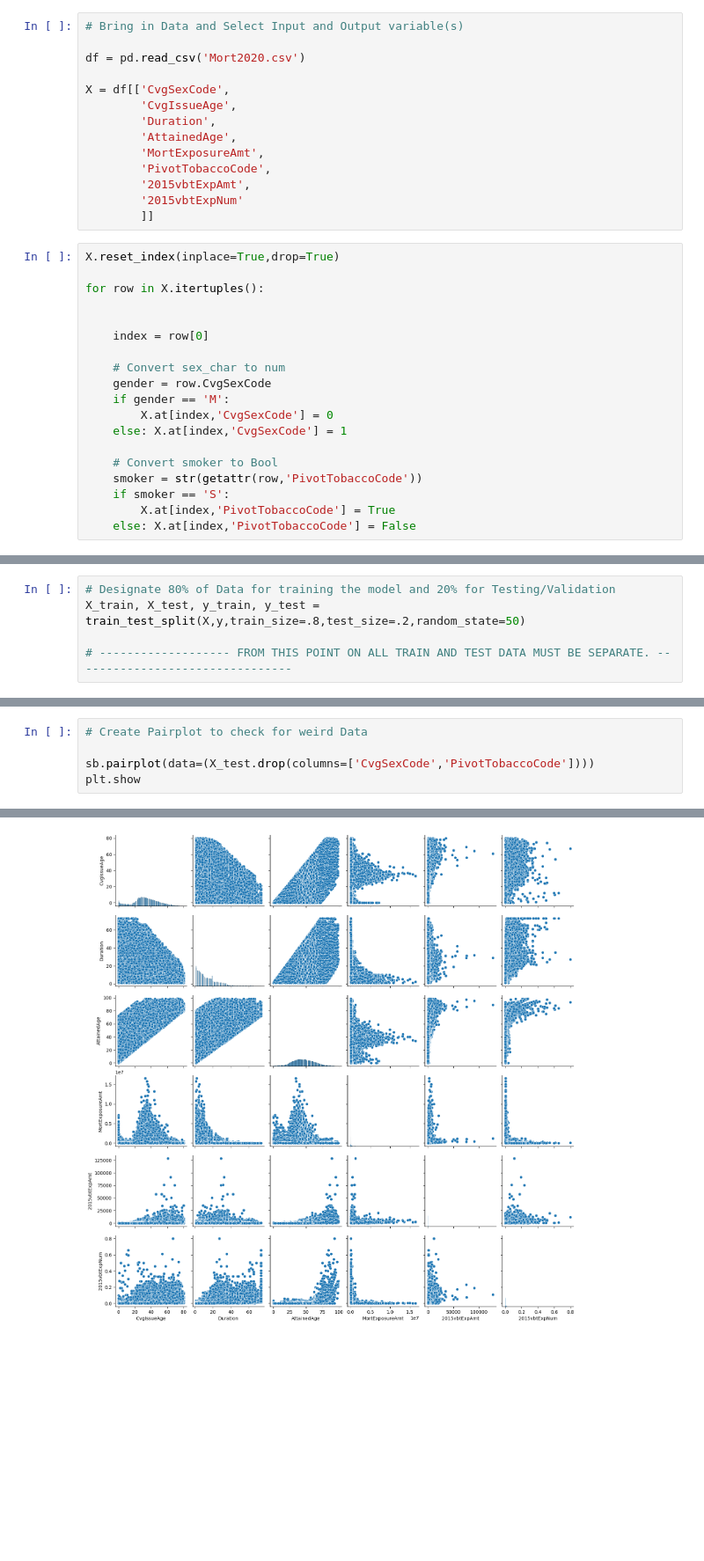
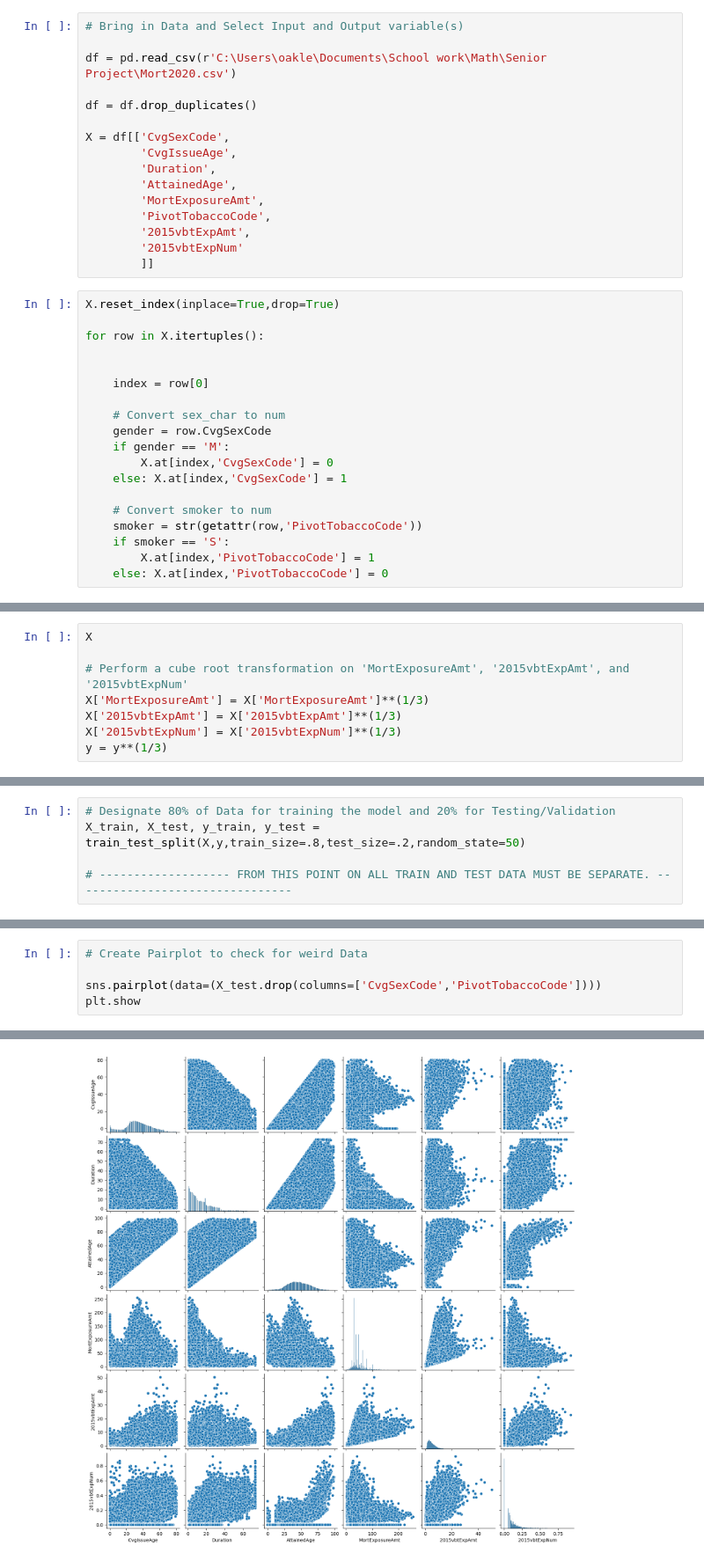
Before and after one commit to Neural-Nerd-OG/Mortality, a Jupyter notebook: mlm_for_mort.ipynb, the cells around one changed output, grey strips where cells are left out. Shown at 88% size. Drawn from its saved outputs; the diff is of its cells as text; blank space fills up the shorter version.

```diff
--- a/mlm_for_mort.ipynb
+++ b/mlm_for_mort.ipynb
@@ -23,7 +24,9 @@ from sklearn.model_selection import train_test_split
 # %%
 # Bring in Data and Select Input and Output variable(s)
 
-df = pd.read_csv('Mort2020.csv')
+df = pd.read_csv(r'C:\Users\oakle\Documents\School work\Math\Senior Project\Mort2020.csv')
+
+df = df.drop_duplicates()
 
 X = df[['CvgSexCode',
         'CvgIssueAge',
@@ -48,11 +51,11 @@ for row in X.itertuples():
         X.at[index,'CvgSexCode'] = 0
     else: X.at[index,'CvgSexCode'] = 1
 
-    # Convert smoker to Bool
+    # Convert smoker to num
     smoker = str(getattr(row,'PivotTobaccoCode'))
     if smoker == 'S':
-        X.at[index,'PivotTobaccoCode'] = True
-    else: X.at[index,'PivotTobaccoCode'] = False
+        X.at[index,'PivotTobaccoCode'] = 1
+    else: X.at[index,'PivotTobaccoCode'] = 0
 # %%
 
 y = df['MortDecAmt']
@@ -74,0 +76,8 @@ X
+# %%
+X
+
+# Perform a cube root transformation on 'MortExposureAmt', '2015vbtExpAmt', and '2015vbtExpNum'
+X['MortExposureAmt'] = X['MortExposureAmt']**(1/3)
+X['2015vbtExpAmt'] = X['2015vbtExpAmt']**(1/3)
+X['2015vbtExpNum'] = X['2015vbtExpNum']**(1/3)
+y = y**(1/3)
@@ -88,8 +146,8 @@ X_train, X_test, y_train, y_test = train_test_split(X,y,train_size=.8,test_size=
 # %%
 # Create Pairplot to check for weird Data
 
-sb.pairplot(data=(X_test.drop(columns=['CvgSexCode','PivotTobaccoCode'])))
+sns.pairplot(data=(X_test.drop(columns=['CvgSexCode','PivotTobaccoCode'])))
 plt.show
 # %% [output]
 <function matplotlib.pyplot.show(close=None, block=None)>
-[figure, old version]
+[figure, new version]
```
Also changed, not shown: parts of 21 cells of this notebook.
